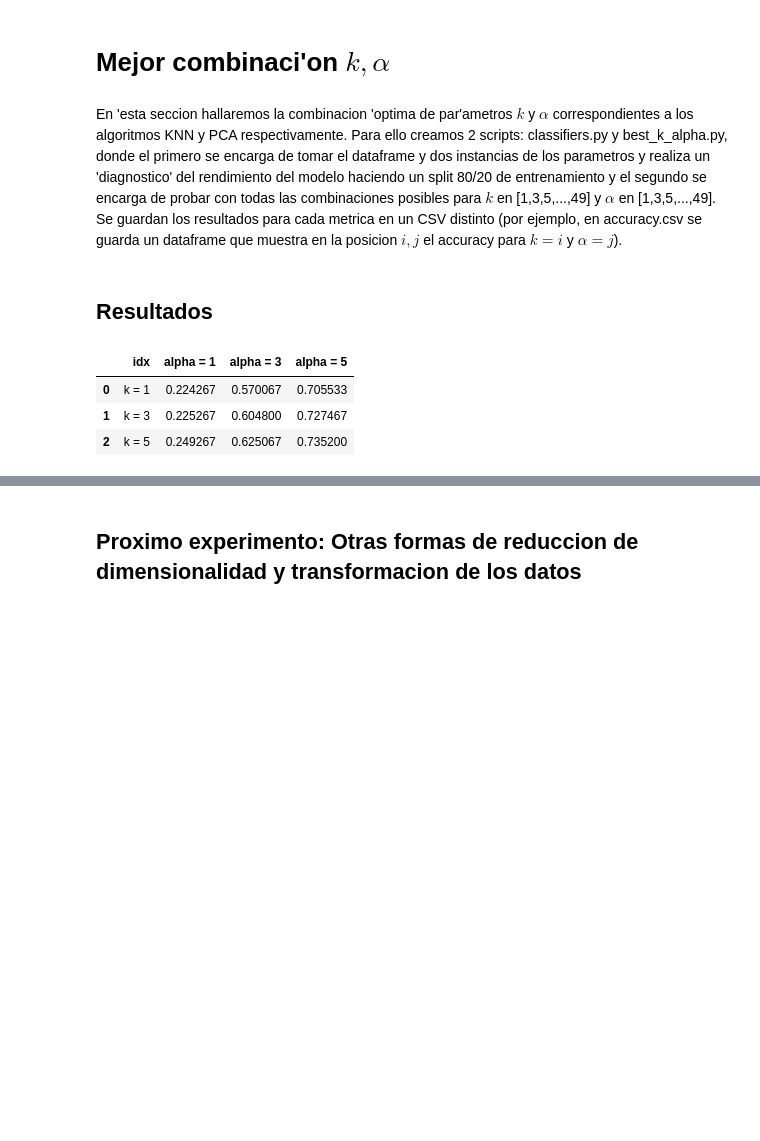
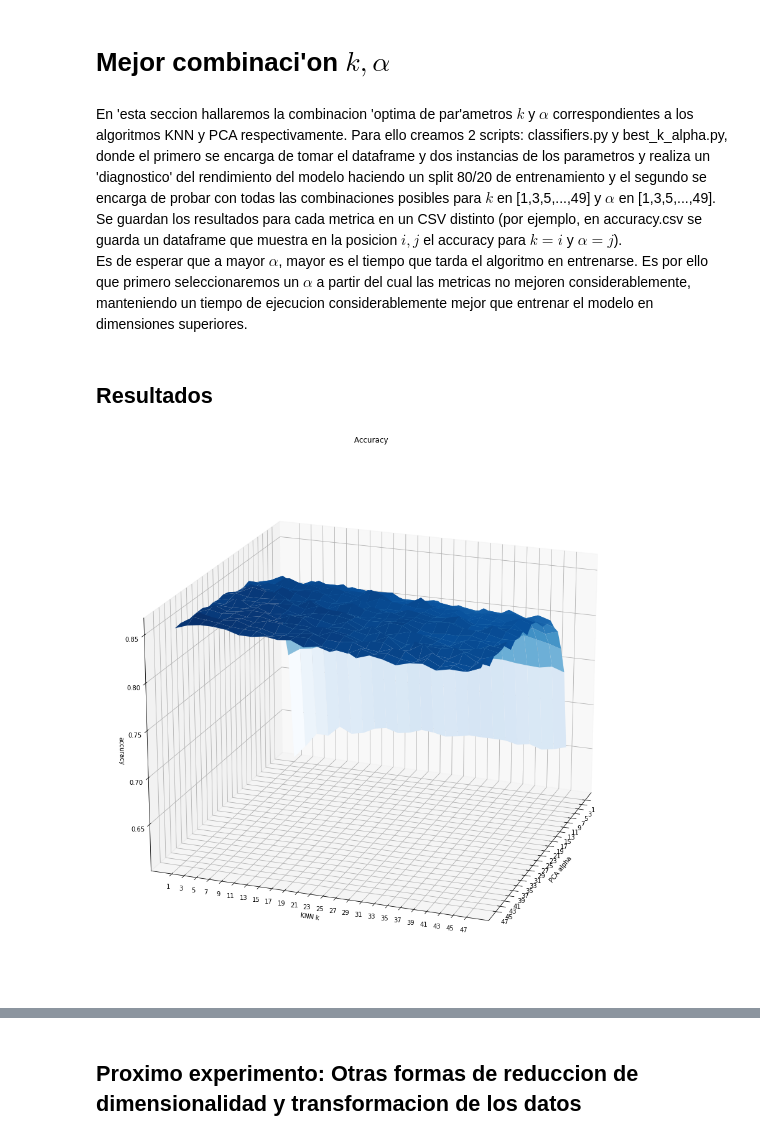
Before and after one commit to mszsorondo/metnum-TP4, a Jupyter notebook: experimentacion_mejor_k_alpha.ipynb, the cells around one changed output, grey strips where cells are left out. Saved outputs shown, nothing was run; the diff lists cells and outputs as text; code cells hidden in the pictures; blank space fills up the shorter version.

```diff
--- a/experimentacion_mejor_k_alpha.ipynb
+++ b/experimentacion_mejor_k_alpha.ipynb
@@ -2,16 +6,44 @@
 # Mejor combinaci\'on $k, \alpha$
 # %% [markdown]
 En \'esta seccion hallaremos la combinacion \'optima de par\'ametros $k$ y $\alpha$ correspondientes a los algoritmos KNN y PCA respectivamente. Para ello creamos 2 scripts: classifiers.py y best_k_alpha.py, donde el primero se encarga de tomar el dataframe y dos instancias de los parametros y realiza un 'diagnostico' del rendimiento del modelo haciendo un split 80/20 de entrenamiento y el segundo se encarga de probar con todas las combinaciones posibles para $k$ en [1,3,5,...,49] y $\alpha$ en [1,3,5,...,49]. Se guardan los resultados para cada metrica en un CSV distinto (por ejemplo, en accuracy.csv se guarda un dataframe que muestra en la posicion $i,j$ el accuracy para $k=i$ y $\alpha = j$).
+Es de esperar que a mayor $\alpha$, mayor es el tiempo que tarda el algoritmo en entrenarse. Es por ello que primero seleccionaremos un $\alpha$ a partir del cual las metricas no mejoren considerablemente, manteniendo un tiempo de ejecucion considerablemente mejor que entrenar el modelo en dimensiones superiores.
 # %% [markdown]
 ## Resultados
 # %%
 import pandas as pd
 # %%
-acc = pd.read_csv("./accuracy.csv")
+acc = pd.read_csv("./accuracy.csv").drop(columns=["idx"])
+prec = pd.read_csv("precision.csv").drop(columns=["idx"])
+rec = pd.read_csv("recall.csv").drop(columns=["idx"])
+f1 = pd.read_csv("f1.csv").drop(columns=["idx"])
+time = pd.read_csv("time.csv").drop(columns=["idx"])
 # %%
-acc
+xticks = np.arange(1,49,2)
-# %% [output]
-|  | idx | alpha = 1 | alpha = 3 | alpha = 5 |
-| 0 | k = 1 | 0.224267 | 0.570067 | 0.705533 |
-| 1 | k = 3 | 0.225267 | 0.604800 | 0.727467 |
-| 2 | k = 5 | 0.249267 | 0.625067 | 0.735200 |
+# %%
+import numpy as np
+import matplotlib.pyplot as plt
+from mpl_toolkits.mplot3d import Axes3D
+%matplotlib inline
+
+acc
+x = np.arange(1,25,1)
+y = np.arange(1,25,1)
+Zacc = acc.iloc[x,y]
+
+fig = plt.figure(figsize=(16,16))
+ax = fig.add_subplot(111, projection='3d')
+ax.set_xlabel("PCA alpha")
+ax.set_ylabel("KNN k")
+ax.set_zlabel("accuracy")
+ax.set_title(" Accuracy ")
+
+# Plot a 3D surface
+mycmap = plt.get_cmap('Blues')
+
+ax.plot_surface(X,Y,Zacc, cmap = mycmap)
+ax.view_init(20, 20)
+plt.xticks(x,xticks)
+plt.yticks(x,xticks)
+plt.show()
+# %% [output]
+[figure, added]
```
Also changed, not shown: parts of 13 cells of this notebook, 9 other files.
